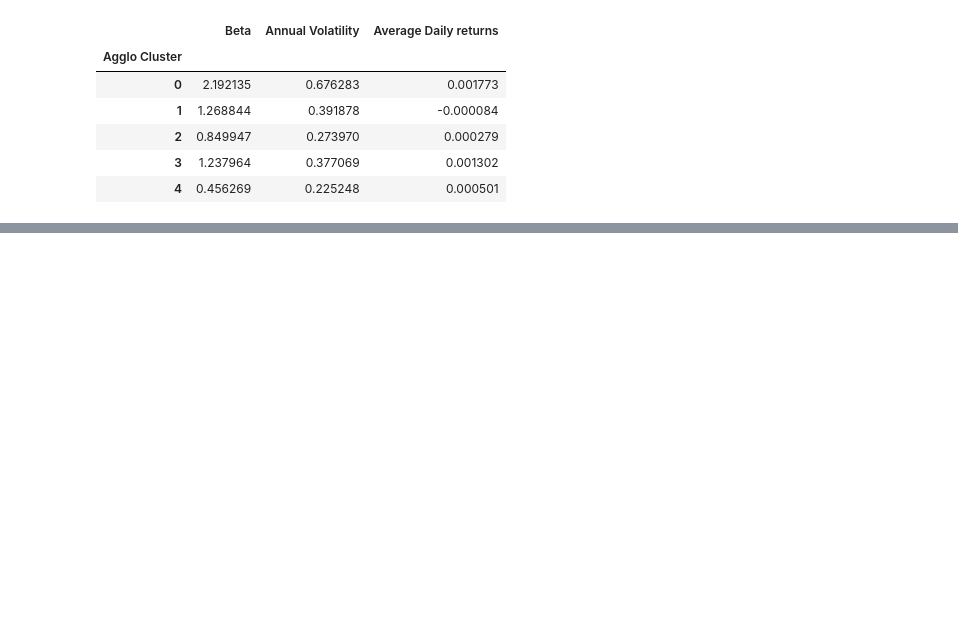
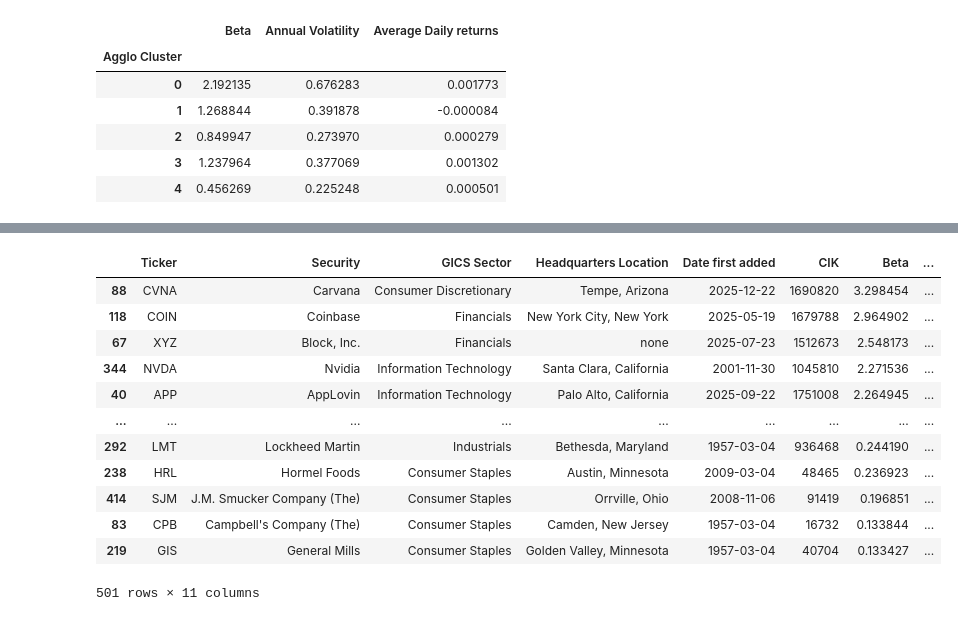
Before and after one commit to abdullaawad/Data-Warehousing-Coursework, a Jupyter notebook: DWCoursework.ipynb, the cells around one changed output, grey strips where cells are left out. Drawn from its saved outputs; the diff is of its cells as text; code cells hidden in the pictures; blank space fills up the shorter version.

```diff
--- a/DWCoursework.ipynb
+++ b/DWCoursework.ipynb
@@ -850,0 +867,18 @@ k_means_cluster_interp
+# %%
+all_dim[['Security', 'GICS Sector', 'Headquarters Location', 'Date first added', 'CIK']] = sp500_table[['Security', 'GICS Sector', 'Headquarters Location', 'Date added', 'CIK']]
+all_dim= all_dim[['Ticker','Security', 'GICS Sector', 'Headquarters Location', 'Date first added', 'CIK', 'Beta',	'Annual Volatility',	'Average Daily returns','Agglo Cluster',	'KMeans Cluster']]
+all_dim
+# %% [output]
+|  | Ticker | Security | GICS Sector | Headquarters Location | Date first added | CIK | Beta | ... |
+| 88 | CVNA | Carvana | Consumer Discretionary | Tempe, Arizona | 2025-12-22 | 1690820 | 3.298454 | ... |
+| 118 | COIN | Coinbase | Financials | New York City, New York | 2025-05-19 | 1679788 | 2.964902 | ... |
+| 67 | XYZ | Block, Inc. | Financials | none | 2025-07-23 | 1512673 | 2.548173 | ... |
+| 344 | NVDA | Nvidia | Information Technology | Santa Clara, California | 2001-11-30 | 1045810 | 2.271536 | ... |
+| 40 | APP | AppLovin | Information Technology | Palo Alto, California | 2025-09-22 | 1751008 | 2.264945 | ... |
+| ... | ... | ... | ... | ... | ... | ... | ... | ... |
+| 292 | LMT | Lockheed Martin | Industrials | Bethesda, Maryland | 1957-03-04 | 936468 | 0.244190 | ... |
+| 238 | HRL | Hormel Foods | Consumer Staples | Austin, Minnesota | 2009-03-04 | 48465 | 0.236923 | ... |
+| 414 | SJM | J.M. Smucker Company (The) | Consumer Staples | Orrville, Ohio | 2008-11-06 | 91419 | 0.196851 | ... |
+| 83 | CPB | Campbell's Company (The) | Consumer Staples | Camden, New Jersey | 1957-03-04 | 16732 | 0.133844 | ... |
+| 219 | GIS | General Mills | Consumer Staples | Golden Valley, Minnesota | 1957-03-04 | 40704 | 0.133427 | ... |
+501 rows × 11 columns
```
Also changed, not shown: parts of 25 cells of this notebook.
